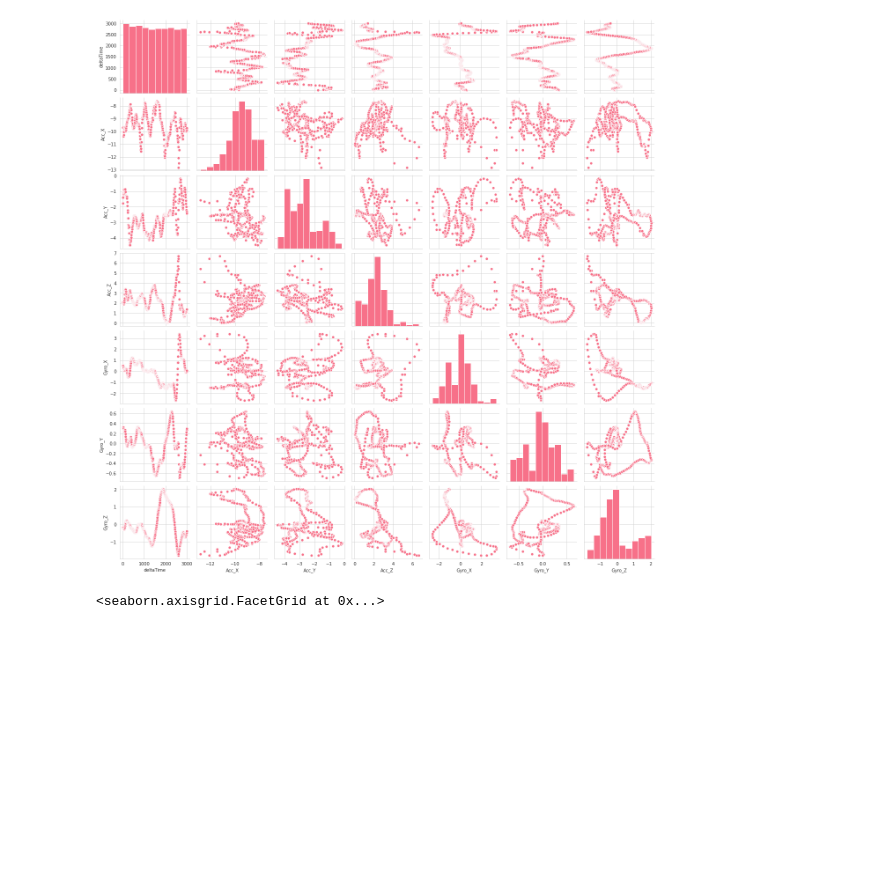
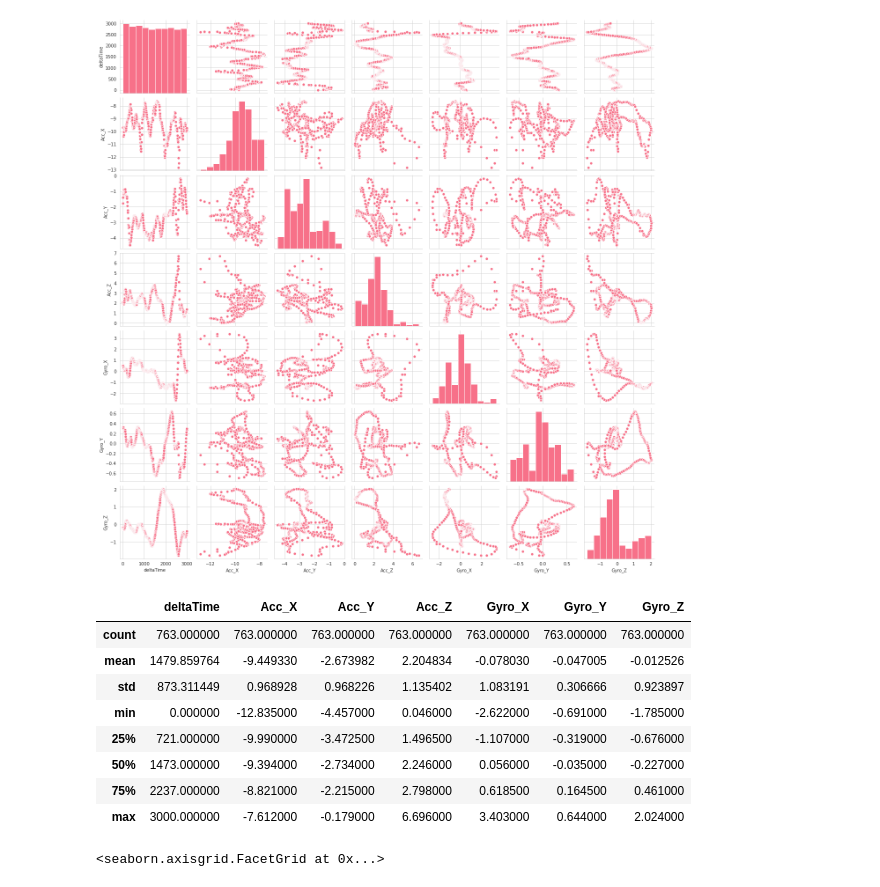
Before and after one commit to ATLTVHEAD/Atltvhead-Gesture-Recognition-Bracer, a Jupyter notebook: Jypter_Scripts/Data_Exploration.ipynb, the cells around one changed output. Saved outputs shown, nothing was run; the diff lists cells and outputs as text; code cells hidden in the pictures; blank space fills up the shorter version.

```diff
--- a/Jypter_Scripts/Data_Exploration.ipynb
+++ b/Jypter_Scripts/Data_Exploration.ipynb
@@ -103,6 +137,18 @@ random_motion_pairplot = sb.pairplot(random_motion)
 # %% [output]
 Number of samples: 763
 [figure]
+# %%
+random_motion.describe()
+# %% [output]
+|  | deltaTime | Acc_X | Acc_Y | Acc_Z | Gyro_X | Gyro_Y | Gyro_Z |
+| count | 763.000000 | 763.000000 | 763.000000 | 763.000000 | 763.000000 | 763.000000 | 763.000000 |
+| mean | 1479.859764 | -9.449330 | -2.673982 | 2.204834 | -0.078030 | -0.047005 | -0.012526 |
+| std | 873.311449 | 0.968928 | 0.968226 | 1.135402 | 1.083191 | 0.306666 | 0.923897 |
+| min | 0.000000 | -12.835000 | -4.457000 | 0.046000 | -2.622000 | -0.691000 | -1.785000 |
+| 25% | 721.000000 | -9.990000 | -3.472500 | 1.496500 | -1.107000 | -0.319000 | -0.676000 |
+| 50% | 1473.000000 | -9.394000 | -2.734000 | 2.246000 | 0.056000 | -0.035000 | -0.227000 |
+| 75% | 2237.000000 | -8.821000 | -2.215000 | 2.798000 | 0.618500 | 0.164500 | 0.461000 |
+| max | 3000.000000 | -7.612000 | -0.179000 | 6.696000 | 3.403000 | 0.644000 | 2.024000 |
 # %%
 accel_random_motion = random_motion[['deltaTime', 'Acc_X', 'Acc_Y', 'Acc_Z']]
 accel_melted_random_motion = accel_random_motion.melt('deltaTime',var_name='Accel''s', value_name='Meters/Sec^2')
```
Also changed, not shown: parts of 7 cells of this notebook.
